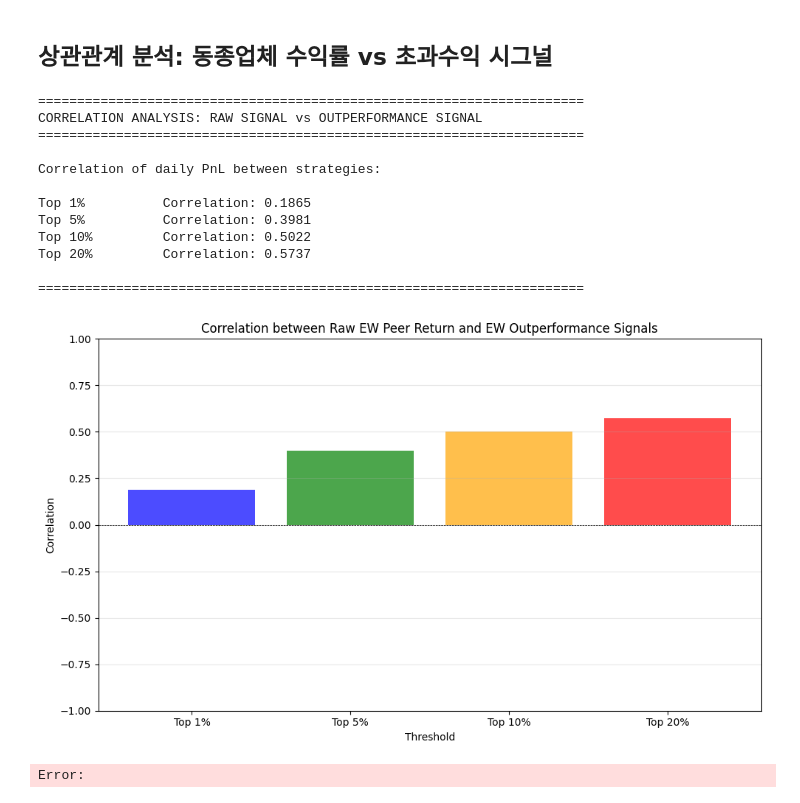
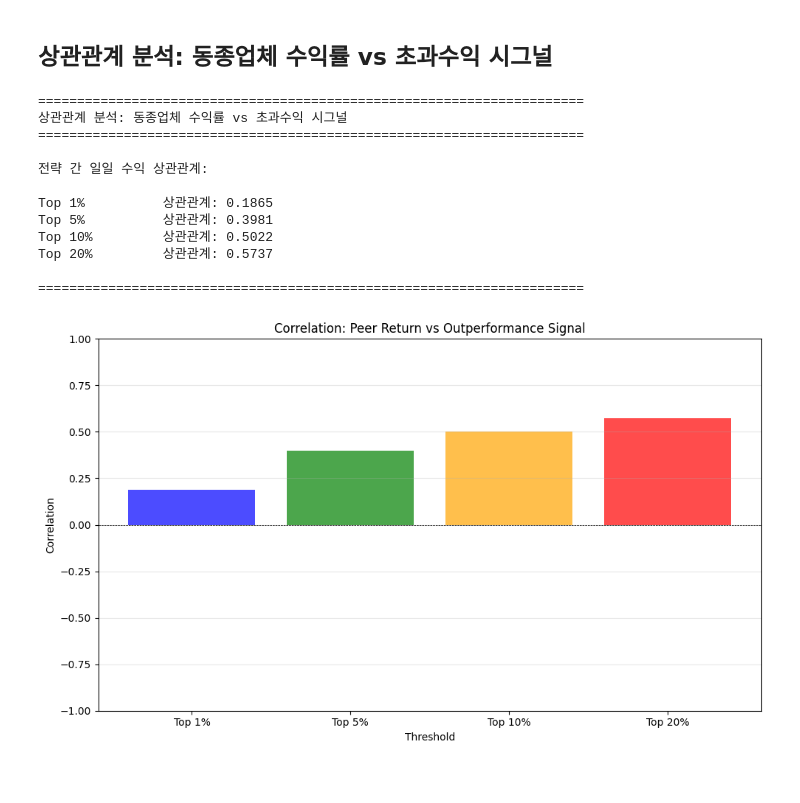
Before and after one commit to jaepil-choi/alpha-excel, a Jupyter notebook: notebooks/strategy-01-industry-peer-returns-toprank-v2.ipynb, the cells around one changed output. Drawn from its saved outputs; the diff is of its cells as text; code cells hidden in the pictures.

```diff
--- a/notebooks/strategy-01-industry-peer-returns-toprank-v2.ipynb
+++ b/notebooks/strategy-01-industry-peer-returns-toprank-v2.ipynb
@@ -87,10 +87,10 @@ ae.set_scaler('LongOnly')
 
 # 임계값 정의
 thresholds = {
-    '상위 1%': 0.99,
-    '상위 5%': 0.95,
-    '상위 10%': 0.90,
-    '상위 20%': 0.80
+    'Top 1%': 0.99,
+    'Top 5%': 0.95,
+    'Top 10%': 0.90,
+    'Top 20%': 0.80
 }
 
 # 동일가중 동종업체 수익률 시그널 (다양한 임계값)
@@ -144,13 +144,13 @@ plt.figure(figsize=(14, 8))
 colors = ['blue', 'green', 'orange', 'red']
 for (label, result), color in zip(test1_ew_results.items(), colors):
     plt.plot(result['cum'].index, result['cum'].values,
-             label=f"{label} (샤프: {result['sharpe']:.2f})",
+             label=f"{label} (Sharpe: {result['sharpe']:.2f})",
              linewidth=2, color=color)
 
 plt.axhline(y=0, color='black', linestyle='--', linewidth=0.5)
-plt.xlabel('날짜')
-plt.ylabel('누적 수익')
-plt.title('테스트 1: 동종업체 수익률 시그널 - 상위 N% 비교')
+plt.xlabel('Date')
+plt.ylabel('Cumulative Returns')
+plt.title('Test 1: Peer Return Signal - Top N% Comparison')
 plt.legend()
 plt.grid(True, alpha=0.3)
 plt.tight_layout()
@@ -233,13 +233,13 @@ plt.figure(figsize=(14, 8))
 colors = ['blue', 'green', 'orange', 'red']
 for (label, result), color in zip(test2_ew_results.items(), colors):
     plt.plot(result['cum'].index, result['cum'].values,
-             label=f"{label} (샤프: {result['sharpe']:.2f})",
+             label=f"{label} (Sharpe: {result['sharpe']:.2f})",
              linewidth=2, color=color)
 
 plt.axhline(y=0, color='black', linestyle='--', linewidth=0.5)
-plt.xlabel('날짜')
-plt.ylabel('누적 수익')
-plt.title('테스트 2: 동종업체 대비 초과수익 시그널 - 상위 N% 비교')
+plt.xlabel('Date')
+plt.ylabel('Cumulative Returns')
+plt.title('Test 2: Outperformance vs Peer Signal - Top N% Comparison')
 plt.legend()
 plt.grid(True, alpha=0.3)
 plt.tight_layout()
@@ -330,43 +330,42 @@ print("\n전략 간 일일 수익 상관관계:\n")
 correlation_results = {}
 
 for label in thresholds.keys():
     test1_pnl = test1_ew_results[label]['pnl']
     test2_pnl = test2_ew_results[label]['pnl']
 
     # 상관관계 계산
     correlation = test1_pnl.corr(test2_pnl)
     correlation_results[label] = correlation
 
     print(f"{label:<15} 상관관계: {correlation:.4f}")
 
 print("\n" + "=" * 70)
 
 # 상관관계 시각화
 plt.figure(figsize=(10, 6))
-labels = list(correlation_results.keys())
+labels_list = list(correlation_results.keys())
 corrs = list(correlation_results.values())
 
-plt.bar(labels, corrs, color=['blue', 'green', 'orange', 'red'], alpha=0.7)
+plt.bar(labels_list, corrs, color=['blue', 'green', 'orange', 'red'], alpha=0.7)
 plt.axhline(y=0, color='black', linestyle='--', linewidth=0.5)
-plt.xlabel('임계값')
-plt.ylabel('상관관계')
-plt.title('동종업체 수익률과 초과수익 시그널 간 상관관계')
+plt.xlabel('Threshold')
+plt.ylabel('Correlation')
+plt.title('Correlation: Peer Return vs Outperformance Signal')
 plt.ylim(-1, 1)
 plt.grid(True, alpha=0.3, axis='y')
 plt.tight_layout()
 plt.show()
 # %% [output]
 ======================================================================
-CORRELATION ANALYSIS: RAW SIGNAL vs OUTPERFORMANCE SIGNAL
+상관관계 분석: 동종업체 수익률 vs 초과수익 시그널
 ======================================================================
 
-Correlation of daily PnL between strategies:
+전략 간 일일 수익 상관관계:
 
-Top 1%          Correlation: 0.1865
-Top 5%          Correlation: 0.3981
-Top 10%         Correlation: 0.5022
-Top 20%         Correlation: 0.5737
+Top 1%          상관관계: 0.1865
+Top 5%          상관관계: 0.3981
+Top 10%         상관관계: 0.5022
+Top 20%         상관관계: 0.5737
 
 ======================================================================
-[figure, old version]
+[figure, new version]
-Error:
```
Also changed, not shown: parts of 9 cells of this notebook, 3 other files.
